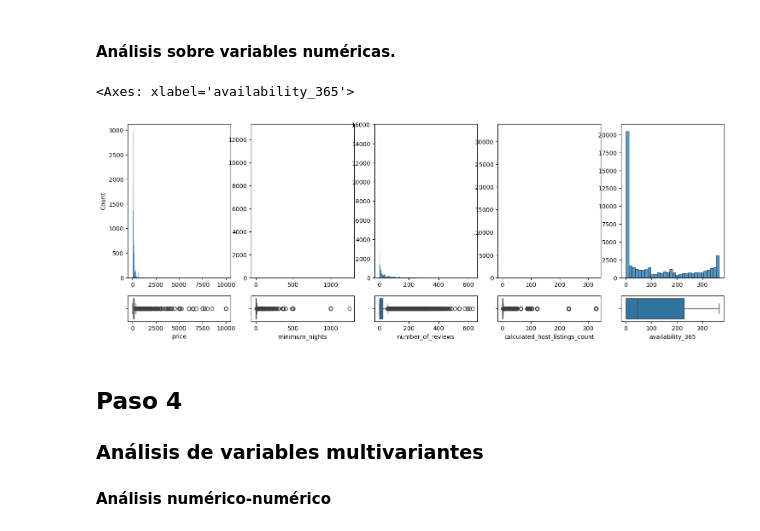
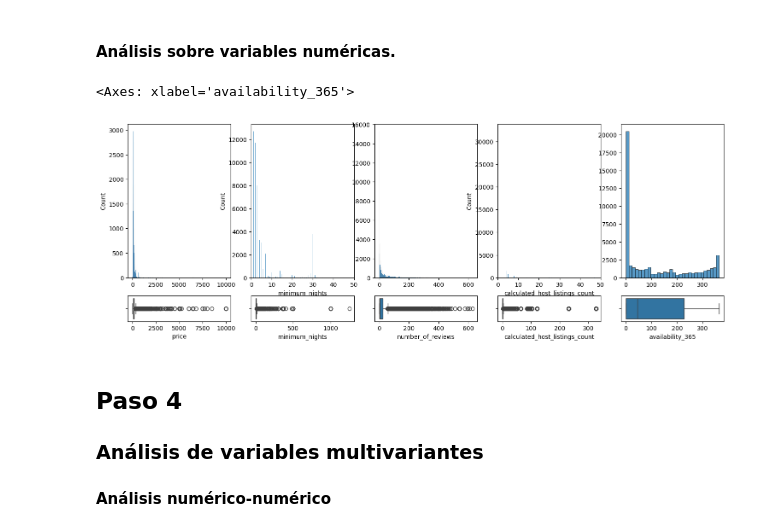
Before and after one commit to 4GeeksAcademy/machine-learning-python-template_ds_13_david_2, a Jupyter notebook: src/explore.ipynb, the cells around one changed output. Cells and saved outputs as stored; diff of their text form; code cells hidden in the pictures.

```diff
--- a/src/explore.ipynb
+++ b/src/explore.ipynb
@@ -119,20 +119,20 @@ plt.show()
 # %%
 fig, axis = plt.subplots(2, 5, figsize = (18, 6), gridspec_kw = {"height_ratios": [6, 1]})
 
 # Crea una figura de múltiples histogramas y diagramas de caja
 sns.histplot(ax = axis[0,0], data = data_airbnb, x = "price").set(xlabel = None)
 sns.boxplot(ax = axis[1,0], data = data_airbnb, x = "price")
-sns.histplot(ax = axis[0,1], data = data_airbnb, x = "minimum_nights").set(xlabel = None, ylabel = None)
+sns.histplot(ax = axis[0,1], data = data_airbnb, x = "minimum_nights").set_xlim(0, 50)
 sns.boxplot(ax = axis[1,1], data = data_airbnb, x = "minimum_nights")
 sns.histplot(ax = axis[0,2], data = data_airbnb, x = "number_of_reviews").set(xlabel = None, ylabel = None)
 sns.boxplot(ax = axis[1,2], data = data_airbnb, x = "number_of_reviews")
-sns.histplot(ax = axis[0,3], data = data_airbnb, x = "calculated_host_listings_count").set(xlabel = None, ylabel = None)
+sns.histplot(ax = axis[0,3], data = data_airbnb, x = "calculated_host_listings_count").set_xlim(0, 50)
 sns.boxplot(ax = axis[1,3], data = data_airbnb, x = "calculated_host_listings_count")
 sns.histplot(ax = axis[0,4], data = data_airbnb, x = "availability_365").set(xlabel = None, ylabel = None)
 sns.boxplot(ax = axis[1,4], data = data_airbnb, x = "availability_365")
 # %% [output]
 <Axes: xlabel='availability_365'>
-[figure, old version]
+[figure, new version]
 # %% [markdown]
 ## Paso 4
 ### Análisis de variables multivariantes
```
Also changed, not shown: parts of 5 cells of this notebook.
